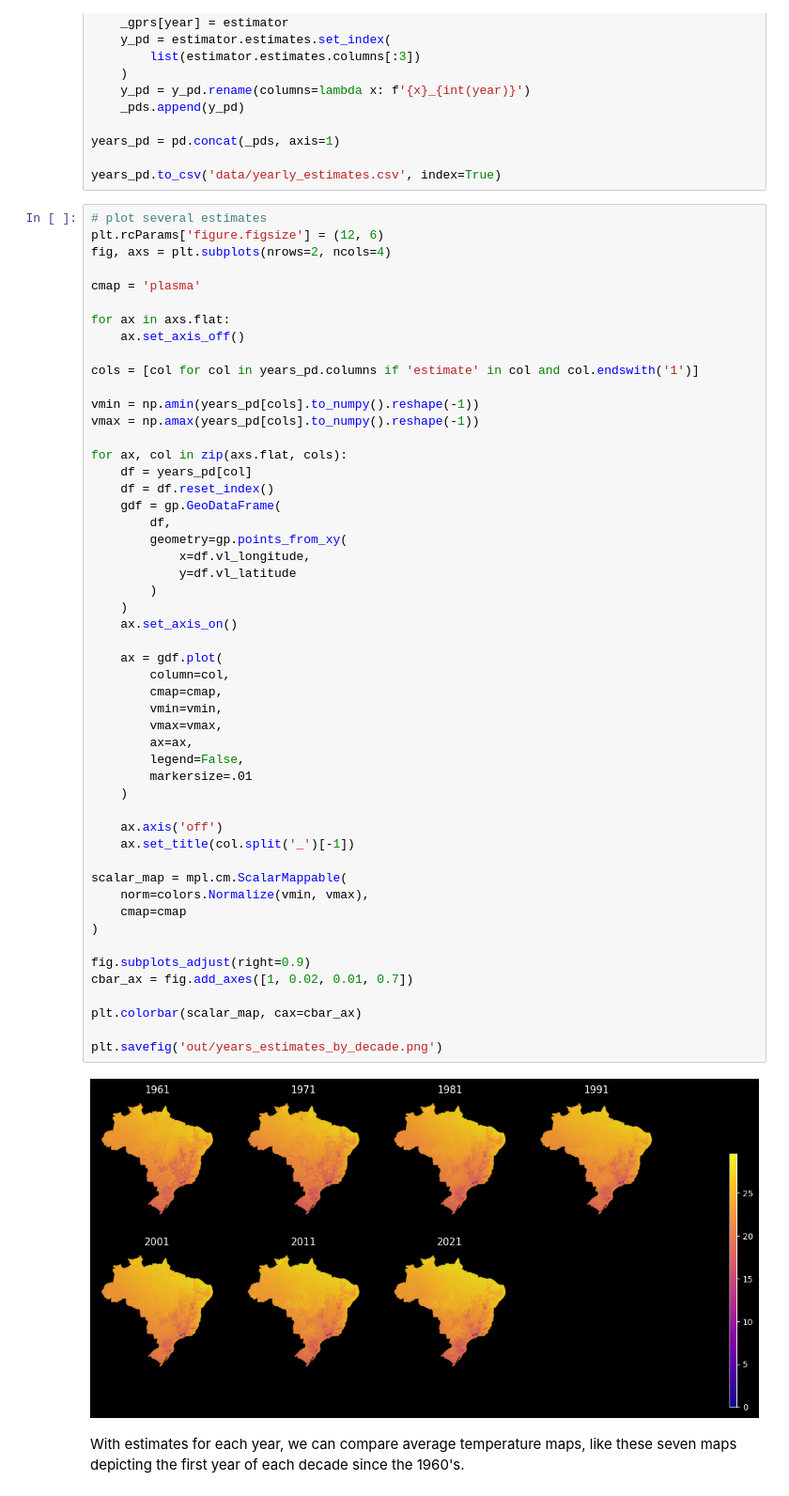
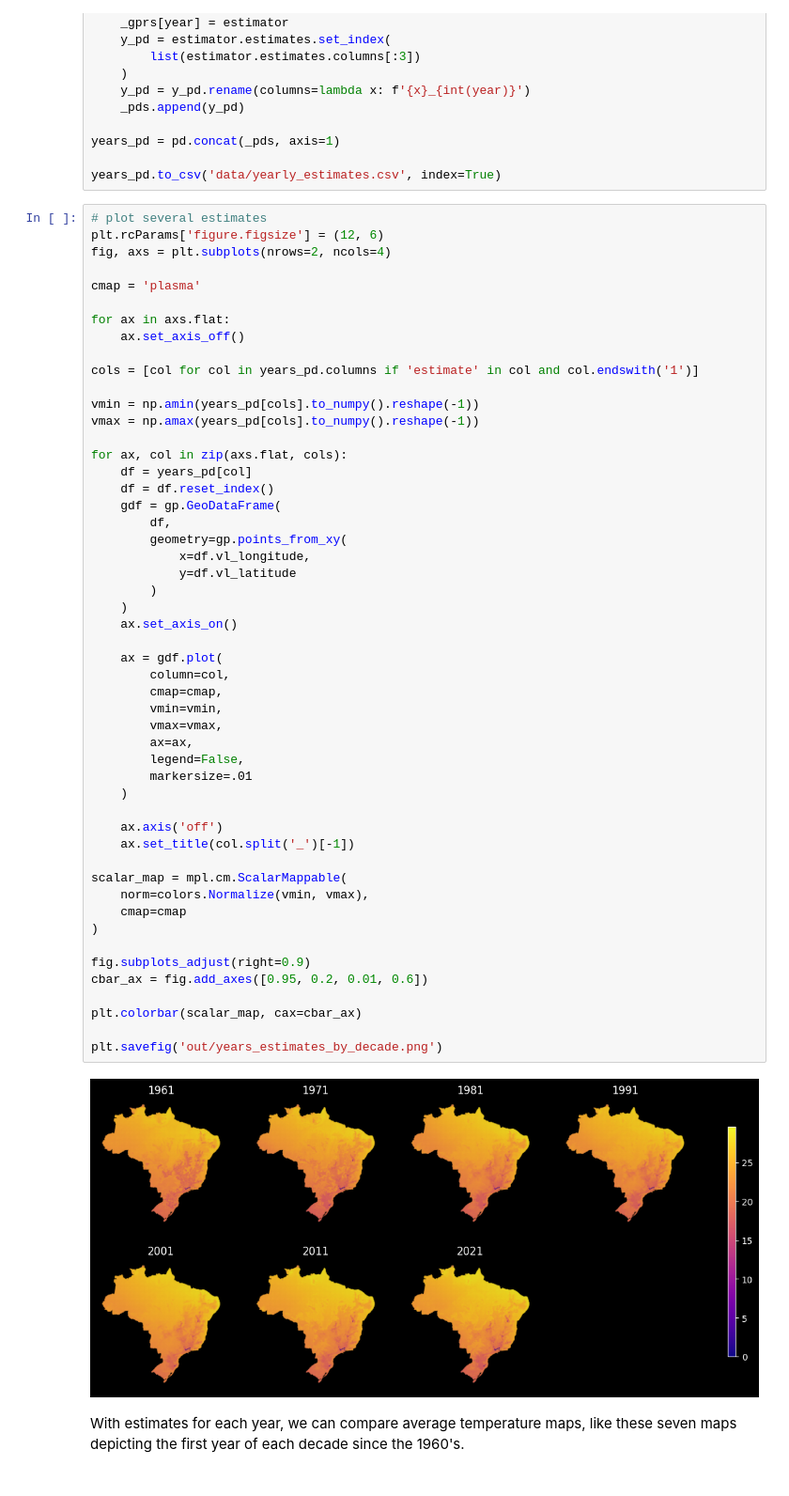
Before and after one commit to ggarciapato/temperatura, a Jupyter notebook: ipynb/temperature_report.ipynb, the cells around one changed output. Shown: that part at 94% size. Cells and saved outputs as stored; diff of their text form.

```diff
--- a/ipynb/temperature_report.ipynb
+++ b/ipynb/temperature_report.ipynb
@@ -272,35 +272,35 @@ for ax, col in zip(axs.flat, cols):
             x=df.vl_longitude,
             y=df.vl_latitude
         )
     )
     ax.set_axis_on()
 
     ax = gdf.plot(
         column=col,
         cmap=cmap,
         vmin=vmin,
         vmax=vmax,
         ax=ax,
         legend=False,
         markersize=.01
     )
 
     ax.axis('off')
     ax.set_title(col.split('_')[-1])
 
 scalar_map = mpl.cm.ScalarMappable(
     norm=colors.Normalize(vmin, vmax),
     cmap=cmap
 )
 
 fig.subplots_adjust(right=0.9)
-cbar_ax = fig.add_axes([1, 0.02, 0.01, 0.7])
+cbar_ax = fig.add_axes([0.95, 0.2, 0.01, 0.6])
 
 plt.colorbar(scalar_map, cax=cbar_ax)
 
 plt.savefig('out/years_estimates_by_decade.png')
 # %% [output]
-[figure, old version]
+[figure, new version]
 # %% [markdown]
 With estimates for each year, we can compare average temperature maps, like these seven maps depicting the first year of each decade since the 1960's.
 # %%
```
Also changed, not shown: 1 other file.
